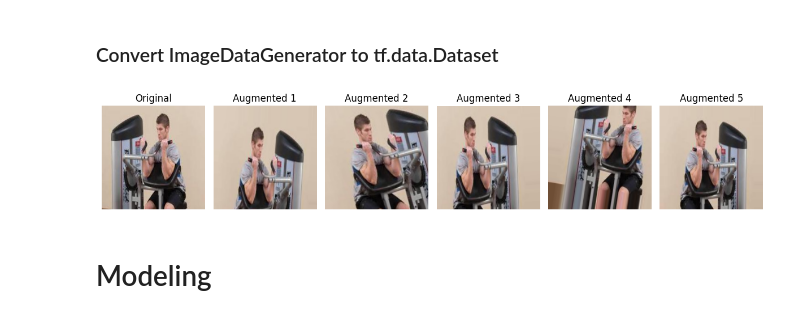
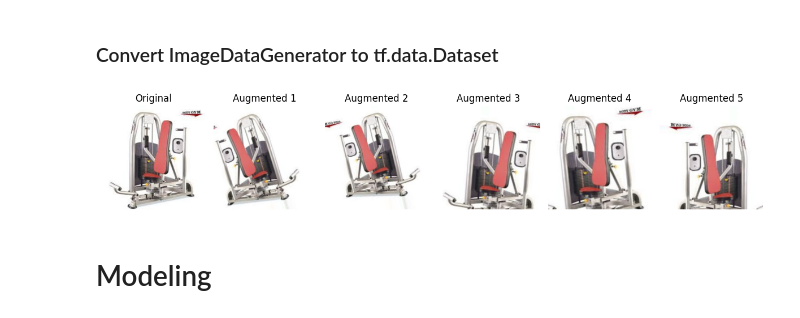
Before and after one commit to dejavucapstone/machine-learning-model, a Jupyter notebook: notebooks/modeling.ipynb, the cells around one changed output. Cells and saved outputs as stored; diff of their text form; code cells hidden in the pictures.

```diff
--- a/notebooks/modeling.ipynb
+++ b/notebooks/modeling.ipynb
@@ -95,34 +99,34 @@ train_dataset = train_dataset.prefetch(buffer_size=tf.data.experimental.AUTOTUNE
 # %%
-
-image = load_img('../dataset/train/Arm Curl Machine/-0001_jpg.rf.eb14b7672e2736671fef15fd02be77e9.jpg', target_size=(IMG_HEIGHT, IMG_WIDTH))
+# Augmented sample
+image = load_img('../dataset/train/Chest Fly Machine/google_0056_jpg.rf.cb67f38b9d146a379485175251fd3bda.jpg', target_size=(IMG_HEIGHT, IMG_WIDTH))
 image_array = img_to_array(image)
 plt.figure(figsize=(12, 6))
 
 # Show the original image
 plt.subplot(1, 6, 1)
 plt.imshow(image_array.astype('uint8'))
 plt.title("Original")
 plt.axis('off')
 
 # Prepare the image for augmentation
 image_array = np.expand_dims(image_array, axis=0)
 
 # Generate augmented images
 augmented_images = dataAugment.flow(image_array, batch_size=1)
 
 # Plot augmented images
 for i in range(5):
     augmented_image_array = next(augmented_images)[0]
     augmented_image_array = np.clip(augmented_image_array, 0, 1)  # Ensure values stay in range
     plt.subplot(1, 6, i + 2)
     plt.imshow(augmented_image_array)
     plt.title(f"Augmented {i+1}")
     plt.axis('off')
 
 plt.tight_layout()
 plt.show()
 # %% [output]
-[figure, old version]
+[figure, new version]
 # %% [markdown]
 # Modeling
 # %%
```
Also changed, not shown: parts of 9 cells of this notebook.
